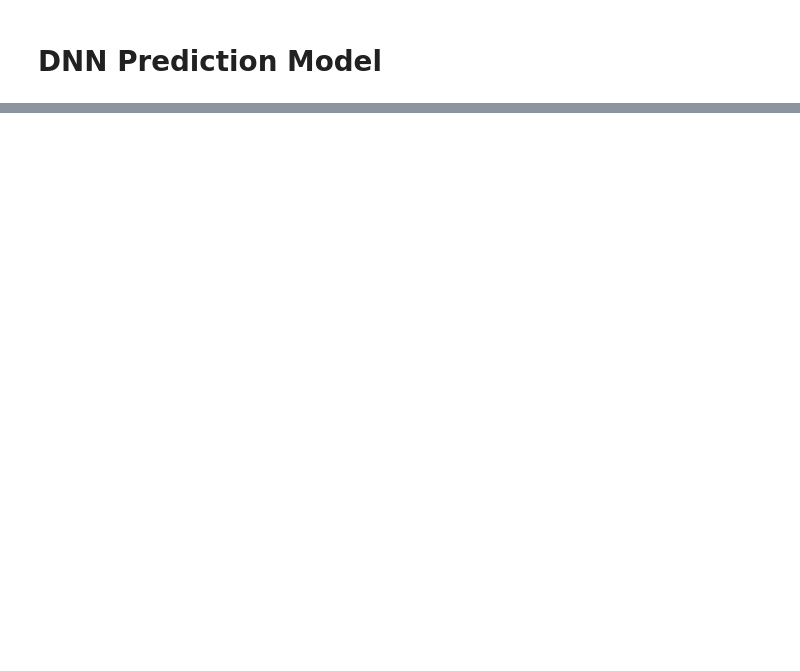
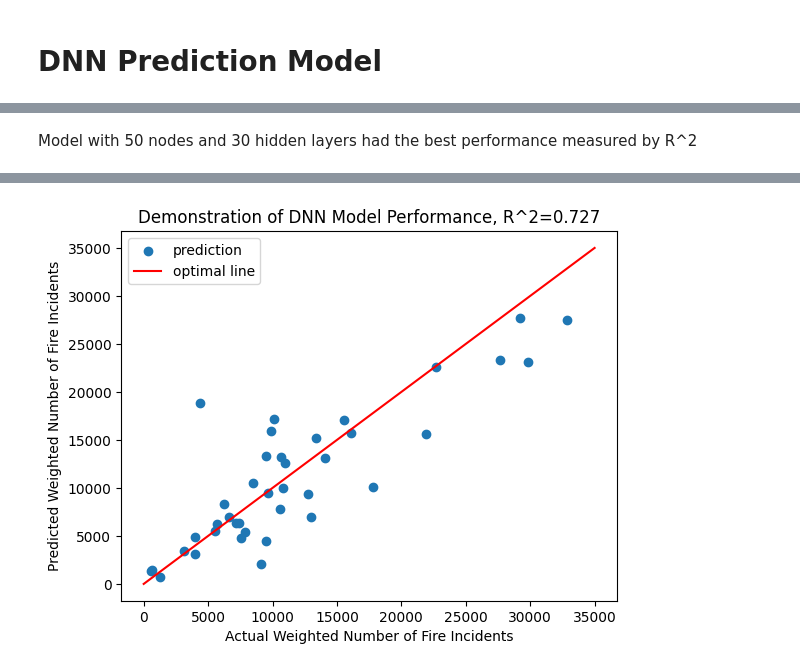
Before and after one commit to tyler-netek/fire-station-spatial-temporal-analysis-project, a Jupyter notebook: fire_incident_prediction.ipynb, the cells around one changed output, grey strips where cells are left out. Cells and saved outputs as stored; diff of their text form; code cells hidden in the pictures; blank space fills up the shorter version.

```diff
--- a/fire_incident_prediction.ipynb
+++ b/fire_incident_prediction.ipynb
@@ -230,0 +229,13 @@ plt.plot(range(n), r2);
+# %% [markdown]
+Model with 50 nodes and 30 hidden layers had the best performance measured by R^2
+# %%
+optimal_model = build_and_compile_model(normalizer, 30, 50)
+optimal_model.fit(X_train, y_train, validation_split=0.2, verbose=0, epochs=100)
+R2 = round(metrics.r2_score(y_test, optimal_model.predict(X_test).flatten()), 3)
+plt.scatter(y_test, optimal_model.predict(X_test).flatten(), label='prediction');
+plt.plot([0, 35000], [0, 35000], color='red', label='optimal line');
+plt.xlabel('Actual Weighted Number of Fire Incidents');
+plt.ylabel('Predicted Weighted Number of Fire Incidents');
+plt.title(f'Demonstration of DNN Model Performance, R^2={R2}');
+plt.legend();
+# %% [output]
@@ -230,0 +244 @@ plt.plot(range(n), r2);
+[figure, added]
```
Also changed, not shown: parts of 14 cells of this notebook.
